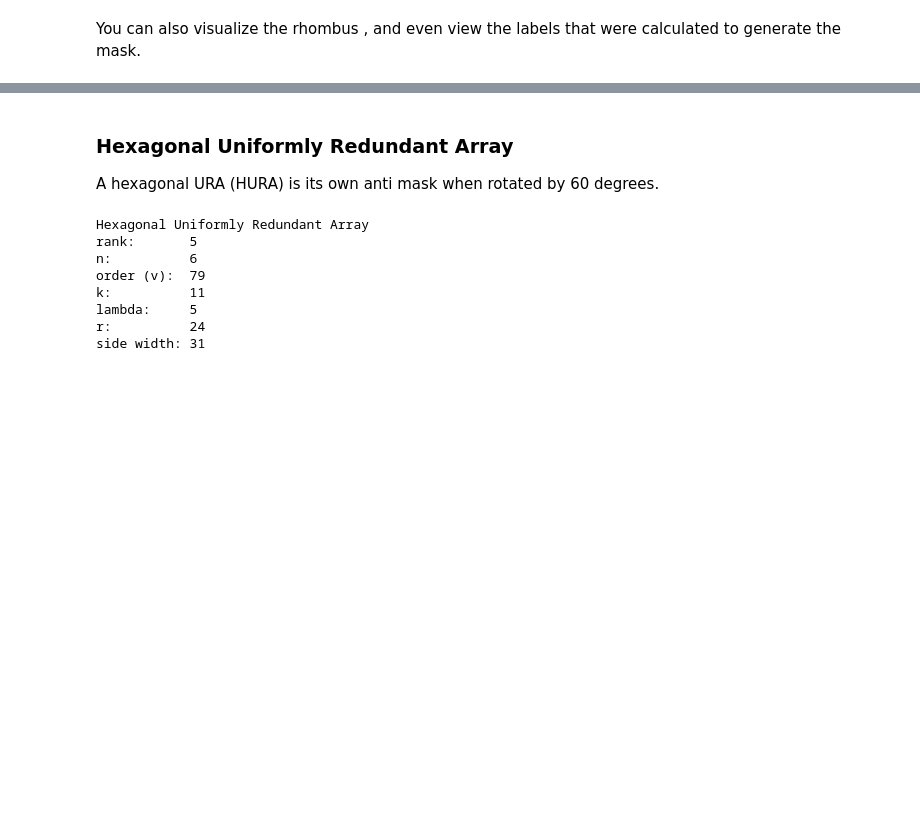
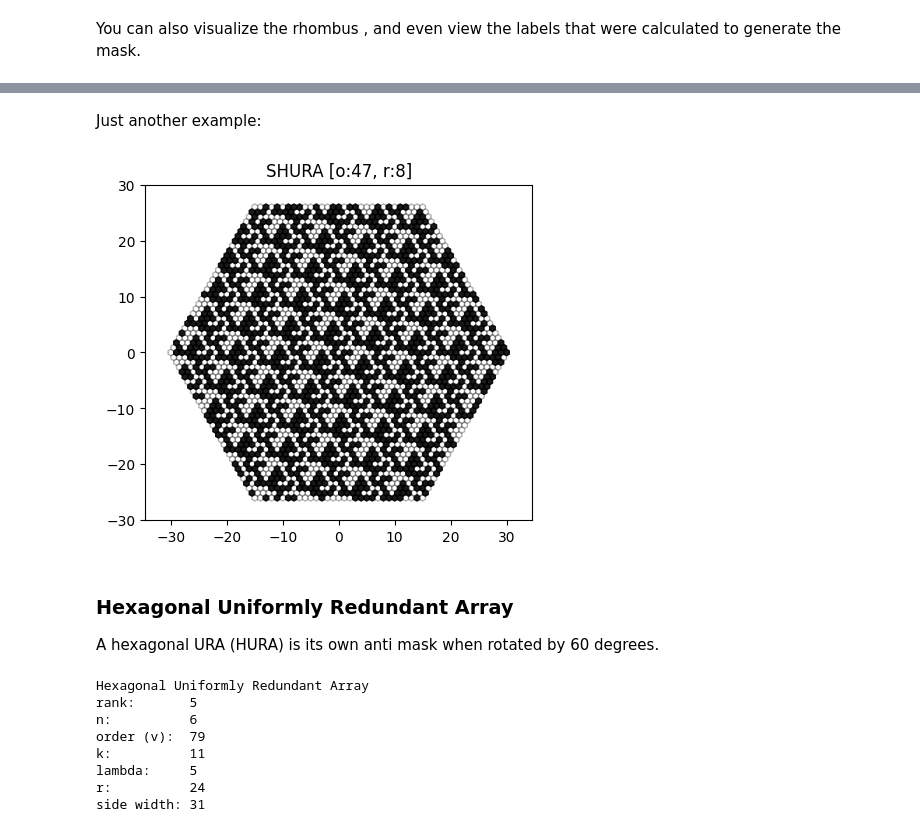
Before and after one commit to bpops/codedapertures, a Jupyter notebook: demo.ipynb, the cells around one changed output, grey strips where cells are left out. Drawn from its saved outputs; the diff is of its cells as text; code cells hidden in the pictures; blank space fills up the shorter version.

```diff
--- a/demo.ipynb
+++ b/demo.ipynb
@@ -120,3 +113,10 @@ shura.show_rhombus(labels=True,labelsize=8)
+# %% [markdown]
+Just another example:
+# %%
+shura = ca.shura(rank=7,r=8,radius=30, quiet=True)
+shura.show()
+# %% [output]
+[figure, added]
 # %% [markdown]
 ### Hexagonal Uniformly Redundant Array
 
```
Also changed, not shown: parts of 5 cells of this notebook, 1 other file.
